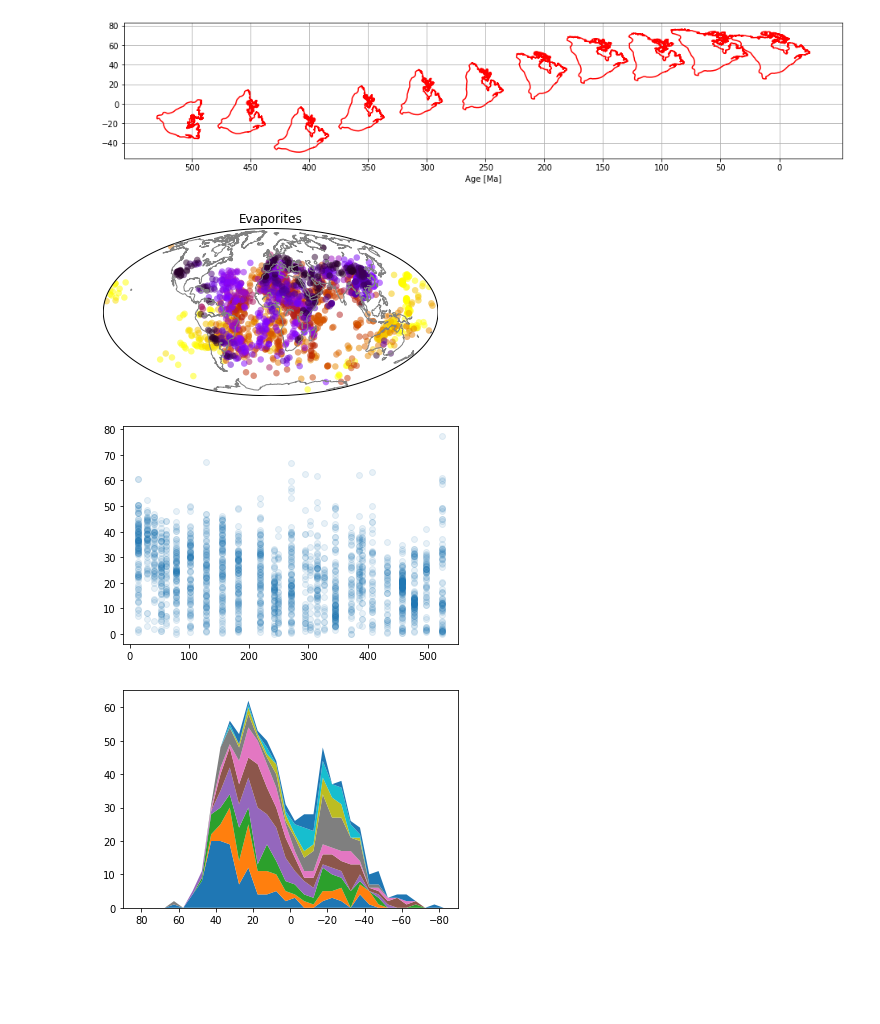
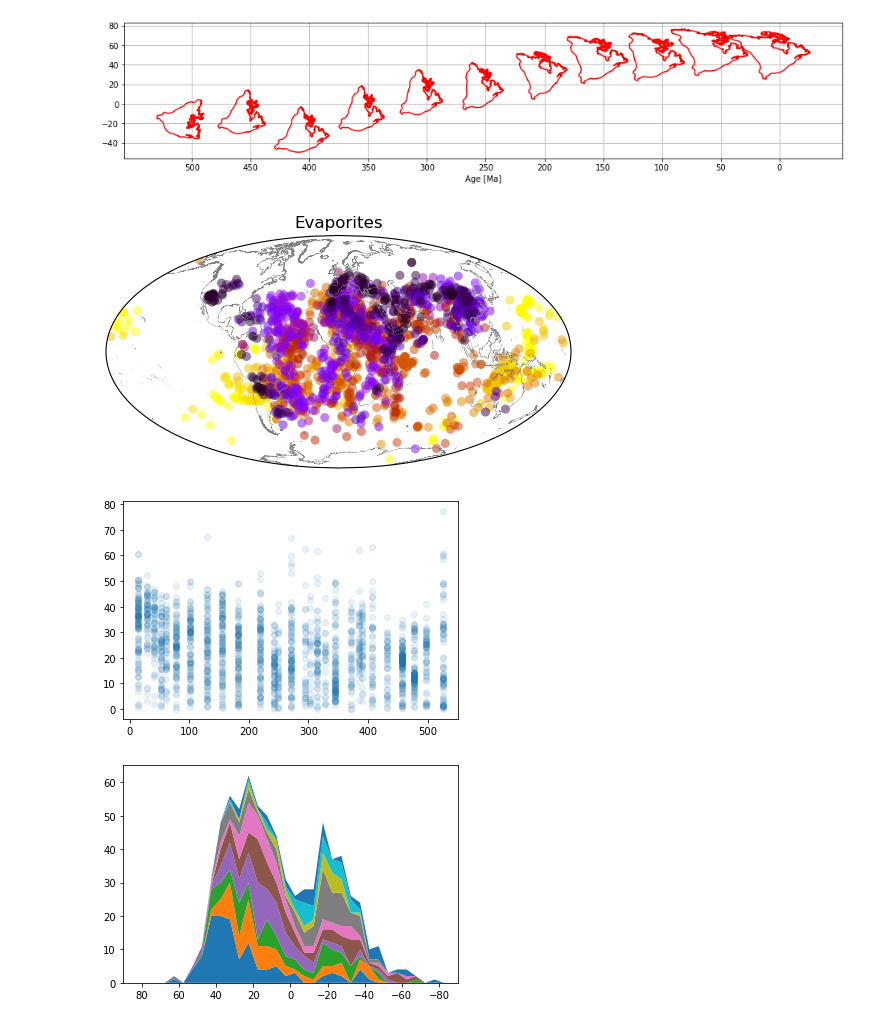
Before and after one commit to GPlates/pygplates-tutorials, a Jupyter notebook: notebooks/time-latitude-plots.ipynb, the cells around one changed output. Saved outputs shown, nothing was run; the diff lists cells and outputs as text; code cells hidden in the pictures; blank space fills up the shorter version.

Commit message:
swapped basemap for cartopy in time-latitude-plots

```diff
--- a/notebooks/time-latitude-plots.ipynb
+++ b/notebooks/time-latitude-plots.ipynb
@@ -47,42 +46,53 @@ plt.show()
 # %% [output]
 [figure]
 # %%
+import matplotlib.pyplot as plt
+import cartopy.crs as ccrs
+import cartopy.feature as cfeature
+import cartopy.io.shapereader as shpreader
+import numpy as np
+%matplotlib inline
+
+
 paleolithology_features = pygplates.FeatureCollection('Data/boucot_paleolithology_combined.shp')
 
 def get_paleolithology(point_features,CODE,age_min=-1.,age_max=4000):
     pX = []
     pY = []
     pAge = []
     for point in point_features:
         lithcode = point.get_shapefile_attribute('LithCode')
         #print point.get_valid_time()
         if lithcode==CODE and point.get_reconstruction_plate_id()!=0 \
         and point.get_valid_time()[0]<=age_max and point.get_valid_time()[1]>=age_min:
             BirthTime = np.mean(point.get_valid_time())
             pAge.append(BirthTime)
             point_rotation = rotation_model.get_rotation(BirthTime, point.get_reconstruction_plate_id(), anchor_plate_id=0)
             reconstructed_point = point_rotation * point.get_geometry()
             pX.append(reconstructed_point.to_lat_lon()[1])
             pY.append(reconstructed_point.to_lat_lon()[0])
 
     return pX,pY,pAge
 
 
 pX,pY,pAge = get_paleolithology(paleolithology_features,'E')
+fig = plt.figure(dpi=100)
 
-fig,ax = plt.subplots()
-m = Basemap(projection='moll', lon_0=0, resolution='c', ax=ax)
-m.drawcoastlines(color='gray')
-x,y = m(pX,pY)
-l = m.scatter(x,y, marker='o', c=np.asarray(pAge), s=40+(5000/len(pX)), edgecolor='none', alpha=0.5,
+ax_map = fig.add_subplot(projection=ccrs.Mollweide(central_longitude=0))
+ax_map.coastlines(resolution='10m', color='grey', linewidth=0.25)
+
+
+I1 = ax_map.scatter(pX,pY, marker='o', c=np.asarray(pAge), s=40+(5000/len(pX)), transform=ccrs.PlateCarree(),
+                    edgecolor='none', alpha=0.5,
               vmin=0, vmax=500, cmap=plt.cm.gnuplot)
+ax_map.set_global()
 plt.title('Evaporites')
 
 plt.figure()
 plt.plot(pAge,np.abs(pY),'o',alpha=0.1)
 plt.show()
 # %% [output]
-[figure, old version]
+[figure, new version]
 [figure]
 # %%
 min_time = 0
```
Also changed, not shown: parts of 1 cell of this notebook.
